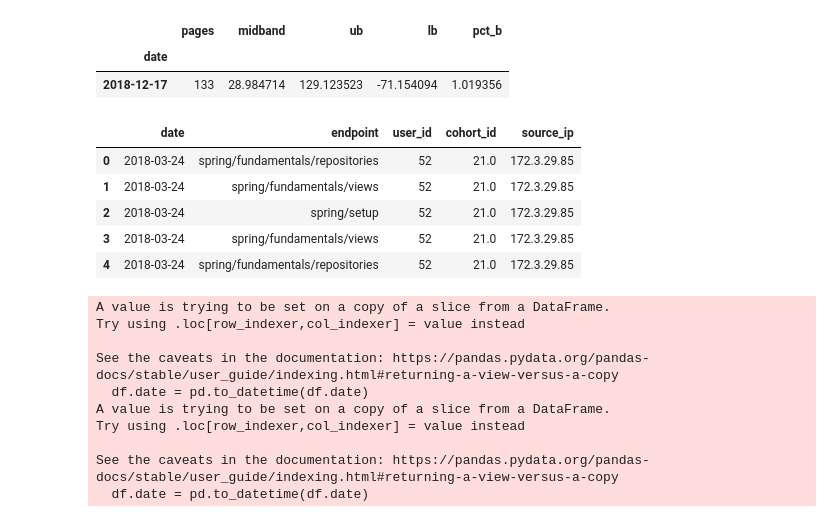
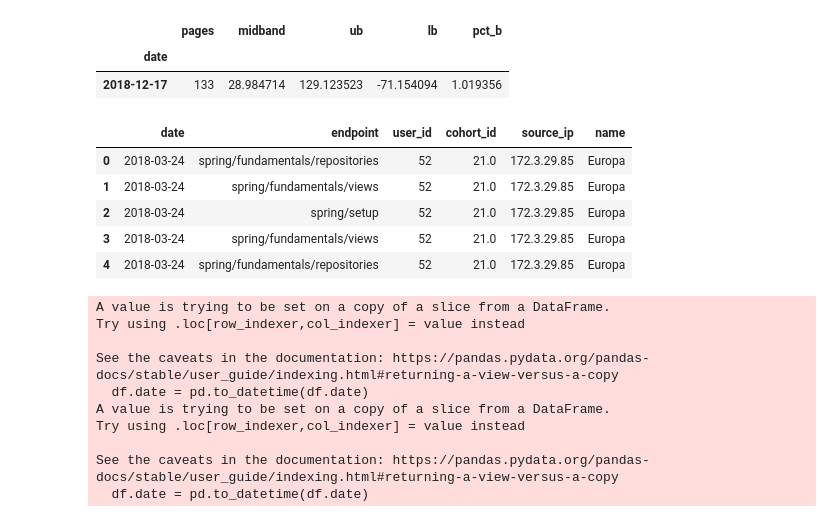
Before and after one commit to Marc-Aradillas/anomaly-detection-exercises, a Jupyter notebook: time_series_anomaly_detection.ipynb, the cells around one changed output. Drawn from its saved outputs; the diff is of its cells as text; code cells hidden in the pictures.

```diff
--- a/time_series_anomaly_detection.ipynb
+++ b/time_series_anomaly_detection.ipynb
@@ -368,9 +355,16 @@ my_df[my_df['pct_b']>1]
 | 2018-12-17 | 133 | 28.984714 | 129.123523 | -71.154094 | 1.019356 |
 # %%
 def acquire(file_name):
+    '''
+    Acquire function retrieves and retruens the filenamed csv
+    '''
     return pd.read_csv(file_name)
 
 def prep(df, user):
+    '''
+    The prep function resetos the df by user id andsets index as date column which is changes into a datetime object.
+    Pages is also created as a column to count the number of times an endpoint is visited daily as counts.
+    '''
     df = df[df.user_id == user]
     df.date = pd.to_datetime(df.date)
     df = df.set_index(df.date)
@@ -378,6 +372,10 @@ def prep(df, user):
     return pages
 
 def compute_pct_b(pages, span, weight, user):
+    '''
+    Defined function computes the page count for each day and returns a list of dates with corresponding
+    pages, midband, ub,	lb, and	pct_b columns.
+    '''
     midband = pages.ewm(span=span).mean()
     stdev = pages.ewm(span=span).std()
     ub = midband + stdev*weight
@@ -390,6 +388,9 @@ def compute_pct_b(pages, span, weight, user):
     return my_df
 
 def plt_bands(my_df, user):
+    '''
+    Defined function to plot all bands and display the EMA of accessed number of pages over a year
+    '''
     fig, ax = plt.subplots(figsize=(12,8))
     ax.plot(my_df.index, my_df.pages, label='Number of Pages, User: '+str(user))
     ax.plot(my_df.index, my_df.midband, label = 'EMA/midband')
@@ -400,20 +401,24 @@ def plt_bands(my_df, user):
     plt.show()
 
 def find_anomalies(df, user, span, weight):
+    '''
+    Defined function used to return a series of users and page counts for each user either specifically or for all users.
+    '''
     pages = prep(df, user)
     my_df = compute_pct_b(pages, span, weight, user)
     # plt_bands(my_df, user)
     return my_df[my_df.pct_b>1]
 # %%
+# retrieving filename
 file_name = "curriculum_logs_data.csv"
-column_names = ['date', 'endpoint', 'user_id', 'cohort_id', 'source_ip']
+column_names = ['date', 'endpoint', 'user_id', 'cohort_id', 'source_ip', 'name']
 df = acquire(file_name)
 df.head()
 # %% [output]
-|  | date | endpoint | user_id | cohort_id | source_ip |
-| 0 | 2018-03-24 | spring/fundamentals/repositories | 52 | 21.0 | 172.3.29.85 |
-| 1 | 2018-03-24 | spring/fundamentals/views | 52 | 21.0 | 172.3.29.85 |
-| 2 | 2018-03-24 | spring/setup | 52 | 21.0 | 172.3.29.85 |
-| 3 | 2018-03-24 | spring/fundamentals/views | 52 | 21.0 | 172.3.29.85 |
-| 4 | 2018-03-24 | spring/fundamentals/repositories | 52 | 21.0 | 172.3.29.85 |
+|  | date | endpoint | user_id | cohort_id | source_ip | name |
+| 0 | 2018-03-24 | spring/fundamentals/repositories | 52 | 21.0 | 172.3.29.85 | Europa |
+| 1 | 2018-03-24 | spring/fundamentals/views | 52 | 21.0 | 172.3.29.85 | Europa |
+| 2 | 2018-03-24 | spring/setup | 52 | 21.0 | 172.3.29.85 | Europa |
+| 3 | 2018-03-24 | spring/fundamentals/views | 52 | 21.0 | 172.3.29.85 | Europa |
+| 4 | 2018-03-24 | spring/fundamentals/repositories | 52 | 21.0 | 172.3.29.85 | Europa |
 # %%
```
Also changed, not shown: parts of 27 cells of this notebook.
